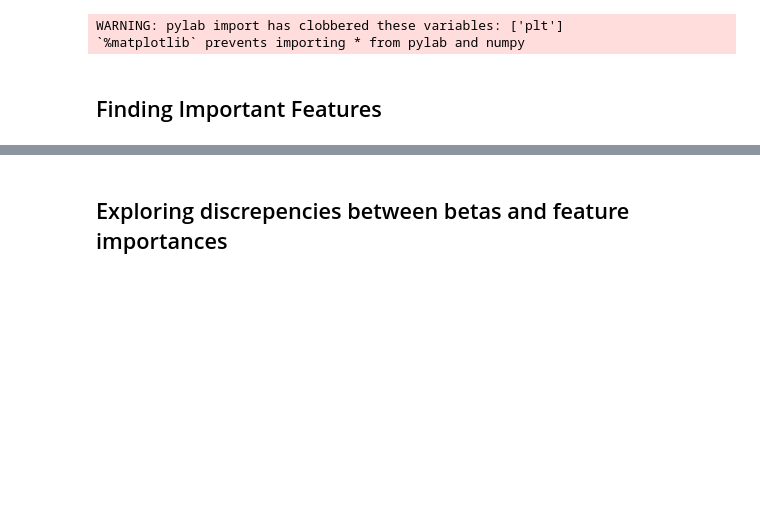
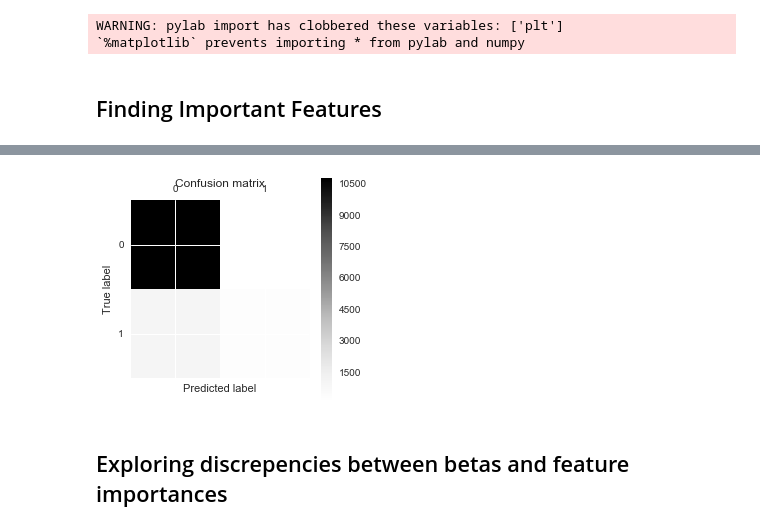
Before and after one commit to DavisTownsend/Marketing-Project, a Jupyter notebook: Marketing Project Sean2.ipynb, the cells around one changed output, grey strips where cells are left out. Cells and saved outputs as stored; diff of their text form; code cells hidden in the pictures; blank space fills up the shorter version.

```diff
--- a/Marketing Project Sean2.ipynb
+++ b/Marketing Project Sean2.ipynb
@@ -94,0 +103,2 @@ plt.show()
+# %%
+pred_y = reg.predict(X_test_scale)
@@ -95,3 +107,14 @@ plt.show()
+# %%
+cm = sklearn.metrics.confusion_matrix(y_test, pred_y)
+# %%
+plt.matshow(cm)
+plt.title('Confusion matrix')
+plt.colorbar()
+plt.ylabel('True label')
+plt.xlabel('Predicted label')
+plt.show()
+# %% [output]
+[figure, added]
 # %%
 # Scaling the data
 from sklearn import preprocessing
```
Also changed, not shown: parts of 3 cells of this notebook.
